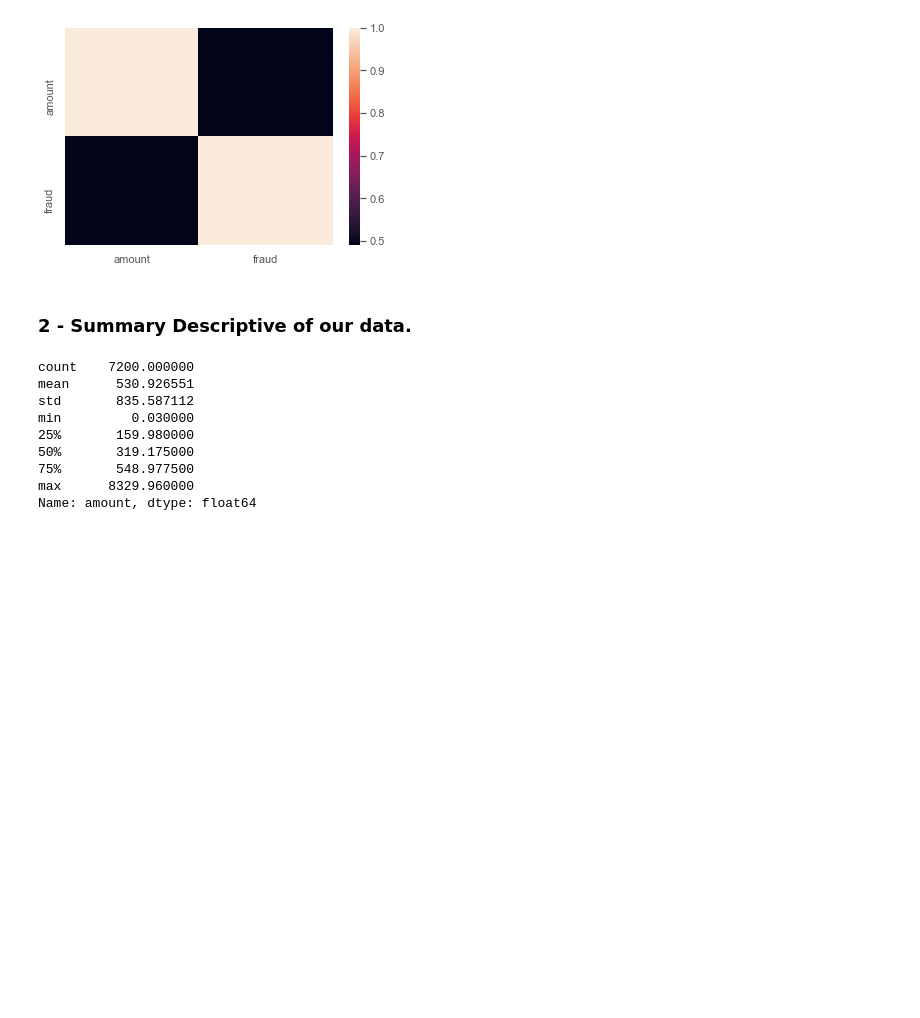
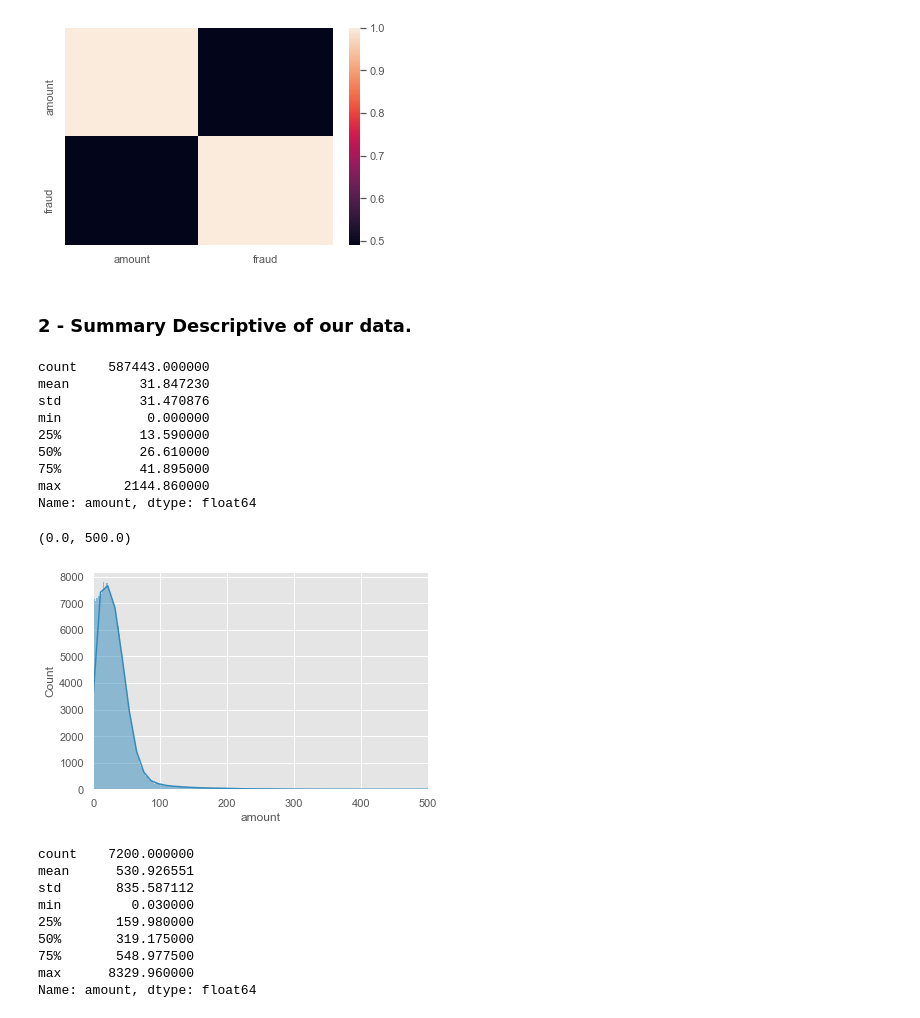
Before and after one commit to VIP509/Business-Intelligence-Project, a Jupyter notebook: BI Project.ipynb, the cells around one changed output. Drawn from its saved outputs; the diff is of its cells as text; code cells hidden in the pictures; blank space fills up the shorter version.

```diff
--- a/BI Project.ipynb
+++ b/BI Project.ipynb
@@ -238,6 +229,23 @@ sns.heatmap(customer_data[['amount','fraud']].corr())
 [figure]
 # %% [markdown]
  ### 2 - Summary Descriptive of our data.
+# %%
+m = customer_data[ customer_data['fraud'] == 0]
+display(m['amount'].describe())
+sns.histplot(m['amount'], kde=  True)
+plt.xlim(0,500)
+# %% [output]
+count    587443.000000
+mean         31.847230
+std          31.470876
+min           0.000000
+25%          13.590000
+50%          26.610000
+75%          41.895000
+max        2144.860000
+Name: amount, dtype: float64
+(0.0, 500.0)
+[figure, added]
 # %%
 v = customer_data[ customer_data['fraud'] == 1]
 display(v['amount'].describe())
```
Also changed, not shown: parts of 2 cells of this notebook.
